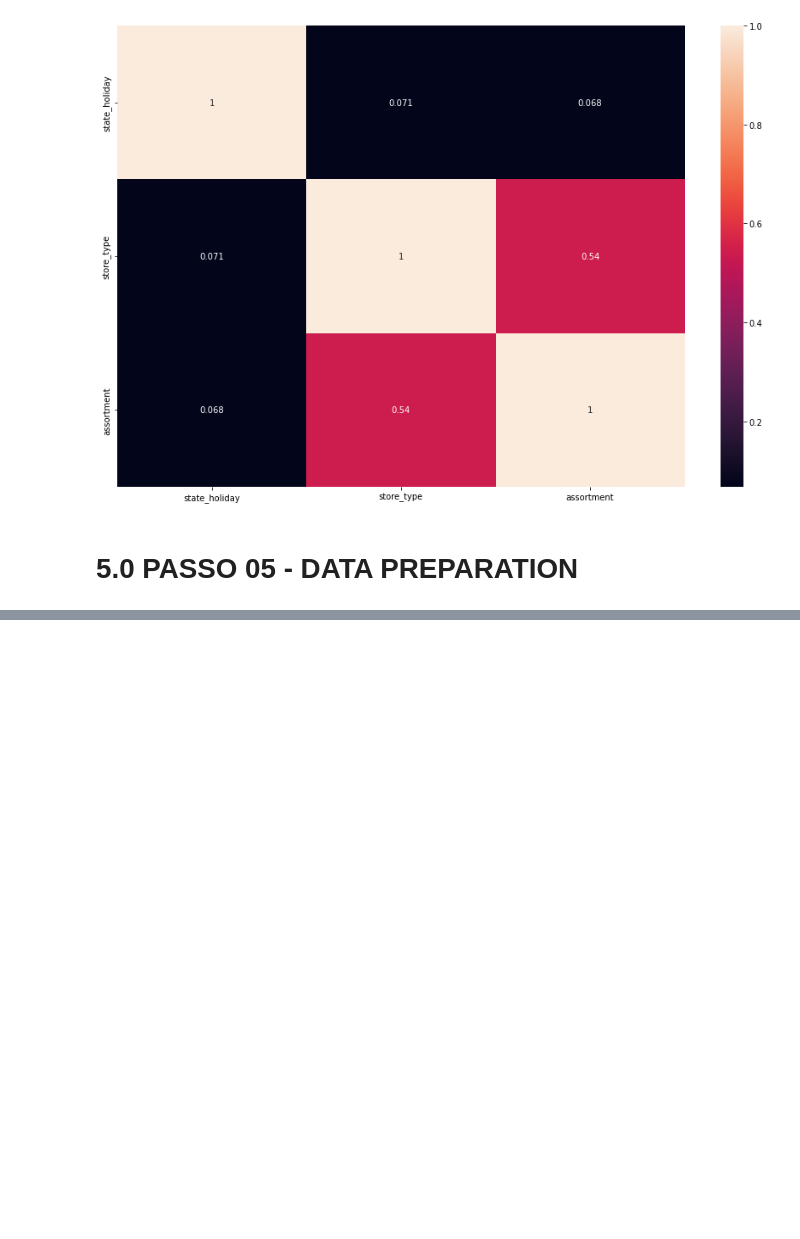
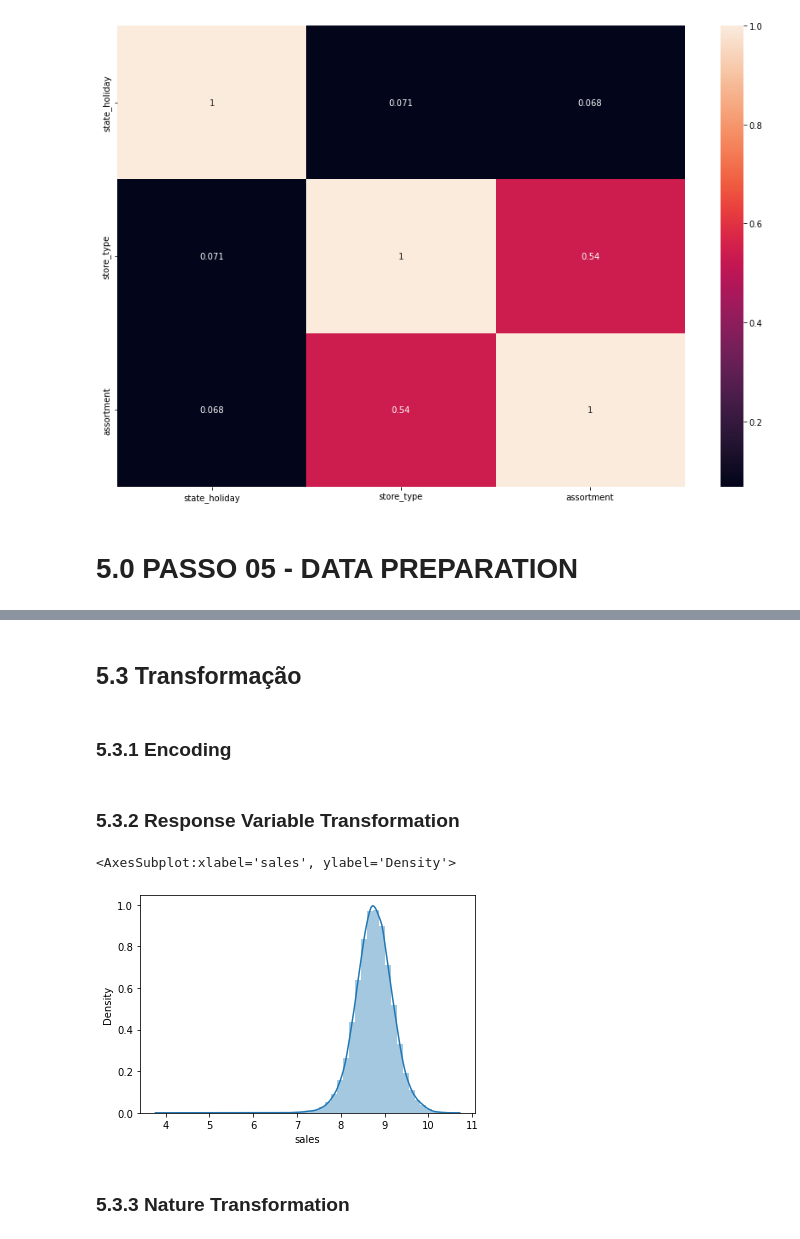
Before and after one commit to MarileneA/rossmann_predict_sales, a Jupyter notebook: rossmann_predict_sales2.ipynb, the cells around one changed output, grey strips where cells are left out. Cells and saved outputs as stored; diff of their text form; code cells hidden in the pictures; blank space fills up the shorter version.

```diff
--- a/rossmann_predict_sales2.ipynb
+++ b/rossmann_predict_sales2.ipynb
@@ -861,3 +864,5 @@ sns.heatmap( d, annot=True );
 [figure]
 # %% [markdown]
 # 5.0 PASSO 05 - DATA PREPARATION
+# %%
+df5 = df4.copy()
@@ -863,0 +874,47 @@ sns.heatmap( d, annot=True );
+# %%
+#Variaveis selecionada para aplicar Robustscaller
+
+rs = RobustScaler()
+mns = MinMaxScaler()
+#competition distance
+df5['competition_distance'] = rs.fit_transform( df5[['competition_distance']].values)
+
+pickle.dump(rs, open( 'parameter/competition_distance_scaler.pkl', 'wb'))
+
+#competition time month
+df5['competition_time_month'] = rs.fit_transform( df5[['competition_time_month']].values)
+pickle.dump(rs, open( 'parameter/competition_time_month_scaler.pkl', 'wb'))
+
+#promo time week
+df5['promo_time_week'] = mns.fit_transform( df5[['promo_time_week']].values)
+pickle.dump(rs, open( 'parameter/promo_time_week_scaler.pkl', 'wb'))
+
+#year
+df5['year'] = mns.fit_transform( df5[['year']].values)
+pickle.dump(rs, open( 'parameter/year_scaler.pkl', 'wb'))
+# %% [markdown]
+## 5.3 Transformação
+# %% [markdown]
+### 5.3.1 Encoding
+# %%
+#state_holiday - One hot Encoding
+df5 = pd.get_dummies( df5, prefix =['state_holiday'], columns=['state_holiday'] )
+
+#store_type -Label encoder
+le = LabelEncoder()
+df5['store_type'] = le.fit_transform(df5 ['store_type'])
+pickle.dump(le, open( 'parameter/store_type_scaler.pkl', 'wb'))
+#assortment (encoding do tipo ordinal)
+assortment_dict ={'basic':1, 'extra':2, 'extended':3}
+df5['assortment'] = df5['assortment'].map( assortment_dict)
+# %% [markdown]
+### 5.3.2 Response Variable Transformation
+# %%
+df5['sales'] = np.log1p( df5['sales'] )
+# %%
+sns.distplot( df5['sales'] )
+# %% [output]
+<AxesSubplot:xlabel='sales', ylabel='Density'>
+[figure, added]
+# %% [markdown]
+### 5.3.3 Nature Transformation
```
Also changed, not shown: parts of 25 cells of this notebook, 5 other files.
